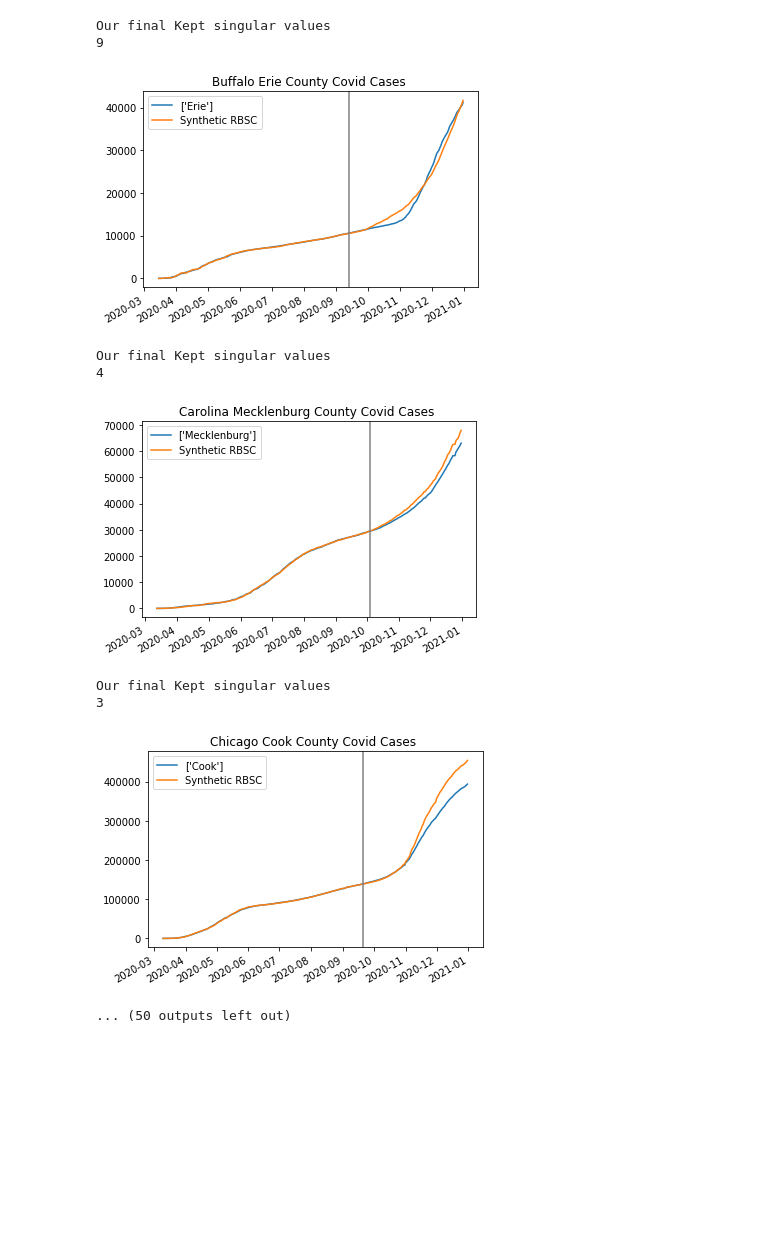
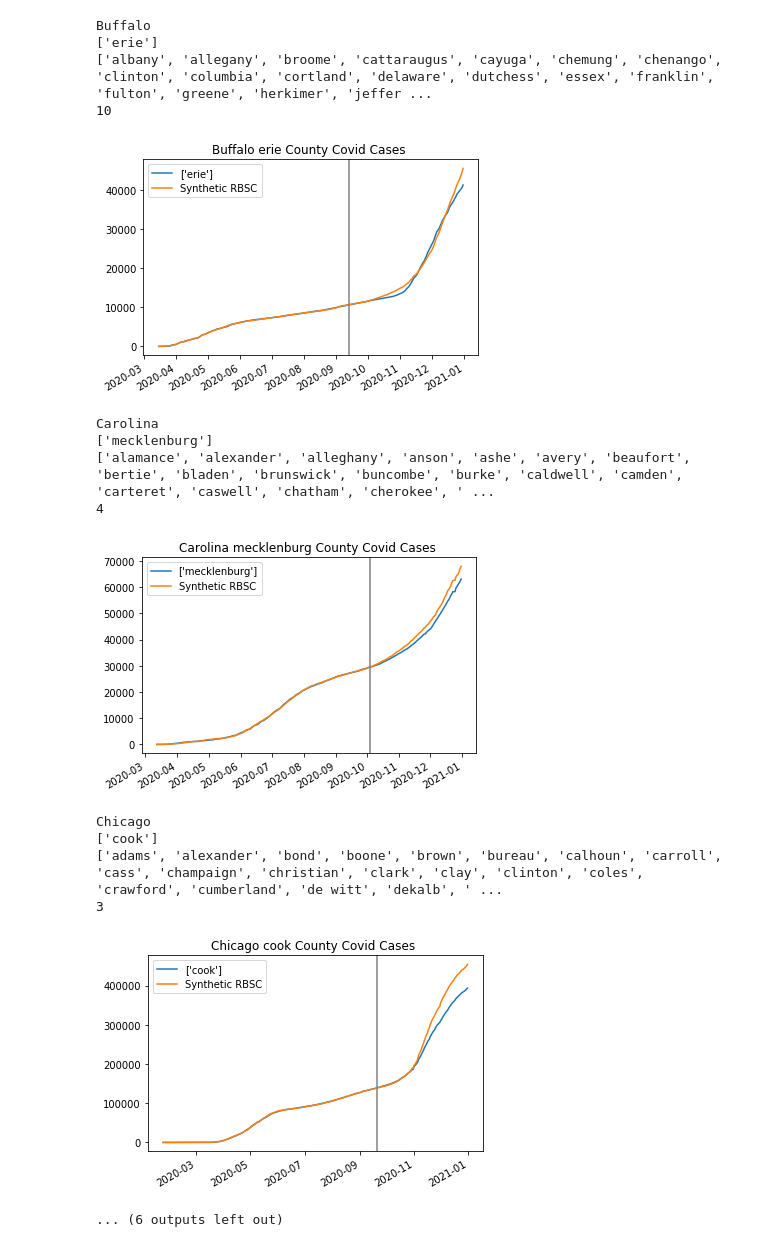
Before and after one commit to Joshuashou/Synthetic-Control-Paper-Model, a Jupyter notebook: Synthetic Control paper.ipynb, the cells around one changed output. Cells and saved outputs as stored; diff of their text form; code cells hidden in the pictures; blank space fills up the shorter version.

```diff
--- a/Synthetic Control paper.ipynb
+++ b/Synthetic Control paper.ipynb
@@ -48,7 +48,4 @@ stadium_county_df.rename(columns={'Team ': 'Team'}, inplace=True)
 county_covid['date'] = pd.to_datetime(county_covid['date'])
 county_covid = county_covid.loc[~(county_covid['county'] == 'Unknown')]
 county_covid = county_covid.loc[~(county_covid['cases'].isnull())]
-
-
-#We want to use stadium_county_df to find buffer counties and stadium counties and neutral counties.
-stadium_county_df
+county_covid['county'] = county_covid['county'].apply(lambda x: x.lower() if isinstance(x, str) else x)
@@ -110,6 +93,10 @@ stadium_county_df.loc[stadium_county_df['Team'] == 'NY Jets', 'County(s)'] = 'Be
 stadium_county_df.loc[stadium_county_df['Team'] == 'San Francisco', 'County(s)'] = 'Santa Clara'
 stadium_county_df.loc[stadium_county_df['Team'] == 'Seattle', 'County(s)'] = 'King'
 stadium_county_df.loc[stadium_county_df['Team'] == 'Washington', 'County(s)'] = 'District of Columbia'
+
+stadium_county_df['County(s)'] = stadium_county_df['County(s)'].apply(lambda x: x.lower() if isinstance(x, str) else x)
+
+stadium_county_df['Counties'] = stadium_county_df['Counties'].apply(lambda x: x.lower() if isinstance(x, str) else x)
 # %%
 home_state_dict = {
         'AK': 'Alaska',
@@ -215,6 +202,8 @@ def find_donor_counties(team_city_str): #All counties within the state that is N
             home_state = "IL"
         elif team_city_str == 'LA Chargers':
             home_state = "CA"
+        elif team_city_str == 'Kansas Chity':
+            home_state = "MO"
         elif team_city_str == 'LA Rams':
             home_state = "CA"
         elif team_city_str == 'Minnesota':
@@ -243,7 +232,6 @@ def find_donor_counties(team_city_str): #All counties within the state that is N
 
     stadium_counties = list(set(stadium_county_df.loc[(stadium_county_df['State'] == home_state)]['County(s)'])) #List of Stadium counties
 
-
     #Run through home_state_dict, as county_covid dataset uses full names for states rather than abbreviations
     home_state = home_state_dict[home_state]
 
@@ -251,16 +239,15 @@ def find_donor_counties(team_city_str): #All counties within the state that is N
 
     donor_counties = donor_counties.loc[~donor_counties['county'].isin(buffer_counties) & (~donor_counties['county'].isin(stadium_counties))]
 
-
-    donor_counties = donor_counties[donor_counties['cases'] > 200]
+    donor_counties = donor_counties.loc[donor_counties['cases'] > 200]
 
     donor_counties = list(set(donor_counties['county']))
 
-    if team_city_str == "San Francisco":
+    #Sanity Check
+    if team_city_str == "Washington":
         print(home_state)
         print(donor_counties)
         print(stadium_counties)
-        print(stadium_county_df.loc[stadium_county_df['State'] == home_state])
 
 
 
@@ -268,4 +255,8 @@ def find_donor_counties(team_city_str): #All counties within the state that is N
 
 stadium_county_df['Stadium_Counties'] = stadium_county_df['Team'].apply(find_stadium_counties)
 stadium_county_df['Donor_Counties'] = stadium_county_df['Team'].apply(find_donor_counties)
+
+
+stadium_county_df['Stadium_Counties'] = stadium_county_df['Stadium_Counties'].apply(lambda x: [s.lower() if isinstance(s, str) else s for s in x])
+stadium_county_df['Donor_Counties'] = stadium_county_df['Donor_Counties'].apply(lambda x: [s.lower() if isinstance(s, str) else s for s in x])
 # %% [output]
@@ -509,7 +508,8 @@ Our final Kept singular values
 no_fans_list = ['Buffalo', 'Chicago', 'Detroit', 'Green Bay', 'Las Vegas', 'LA Chargers','LA Rams', 'Minnesota', 'New England', 'New Orleans', 'NY Giants','NY Jets', 'San Francisco', 'Seattle', 'Washington']
 Total_prediction_data_fans = []
 Total_prediction_data_no_fans = []
-dropped_stadium_df = stadium_county_df[['Team', 'First date home stadium open to fans','County(s)', 'State']]
+dropped_stadium_df = stadium_county_df.copy()
+dropped_stadium_df = dropped_stadium_df[['Team', 'First date home stadium open to fans','County(s)', 'State']]
 dropped_stadium_df = dropped_stadium_df.fillna("")
 grouped_df = dropped_stadium_df.groupby('Team').agg(list)
 grouped_df.reset_index(inplace=True)
@@ -543,6 +543,9 @@ zipped_input = zip(grouped_df['Team'], grouped_df['County(s)'], grouped_df['Stat
 #         create_synthetic_graph(team, county, state, date)
 
 for i, (team, county, state, date) in enumerate(zipped_input):
+
     if (team != 'Washington'):
-        create_synthetic_graph(team, county, state, date, True)
+        create_synthetic_graph(team, county, state, date, True, 0)
+    else:
+        create_synthetic_graph('Kansas City',["Johnson", "Jackson"] ,["MO"], ['9/10/2020'], True, 0)
 # %% [output]
@@ -558,13 +567,19 @@ Our final Kept singular values
-Our final Kept singular values
-9
+Buffalo
+['erie']
+['albany', 'allegany', 'broome', 'cattaraugus', 'cayuga', 'chemung', 'chenango', 'clinton', 'columbia', 'cortland', 'delaware', 'dutchess', 'essex', 'franklin', 'fulton', 'greene', 'herkimer', 'jeffer ...
+10
-[figure, old version]
+[figure, new version]
-Our final Kept singular values
+Carolina
+['mecklenburg']
+['alamance', 'alexander', 'alleghany', 'anson', 'ashe', 'avery', 'beaufort', 'bertie', 'bladen', 'brunswick', 'buncombe', 'burke', 'caldwell', 'camden', 'carteret', 'caswell', 'chatham', 'cherokee', ' ...
 4
 [figure]
-Our final Kept singular values
+Chicago
+['cook']
+['adams', 'alexander', 'bond', 'boone', 'brown', 'bureau', 'calhoun', 'carroll', 'cass', 'champaign', 'christian', 'clark', 'clay', 'clinton', 'coles', 'crawford', 'cumberland', 'de witt', 'dekalb', ' ...
 3
-[figure, old version]
+[figure, new version]
-... (50 outputs left out)
+... (6 outputs left out)
 # %%
 #Make earlier function to be able to graph weeks 1-6 before the intervention.
 no_fans_list = ['Buffalo', 'Chicago', 'Detroit', 'Green Bay', 'Las Vegas', 'LA Chargers','LA Rams', 'Minnesota', 'New England', 'New Orleans', 'NY Giants','NY Jets', 'San Francisco', 'Seattle', 'Washington']
```
Also changed, not shown: parts of 11 cells of this notebook, 1 other file.
